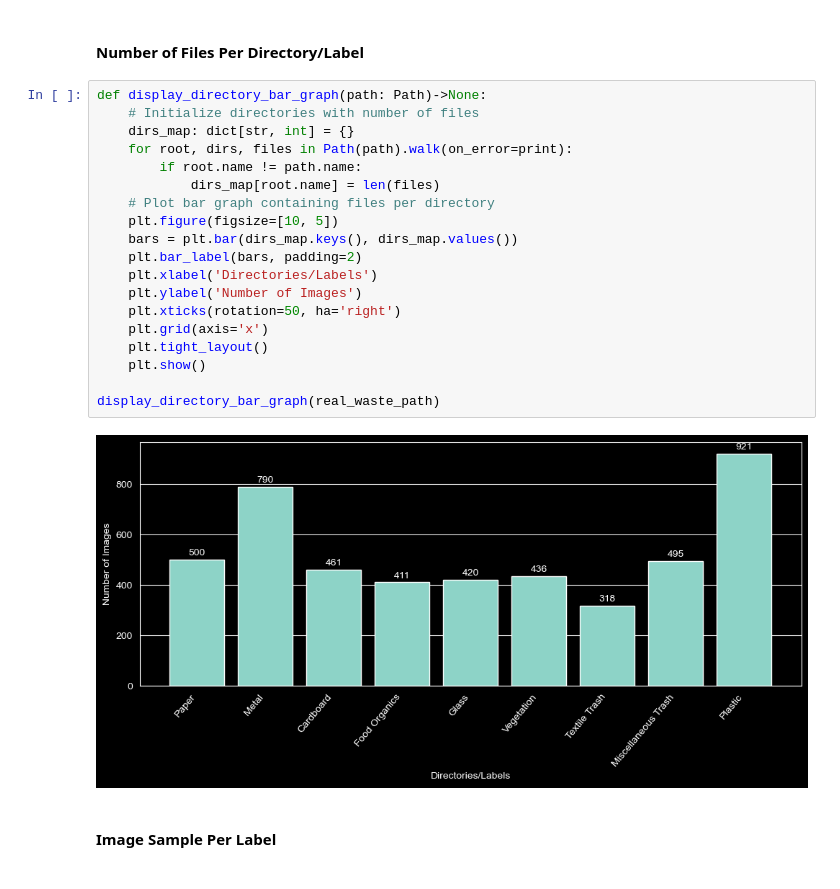
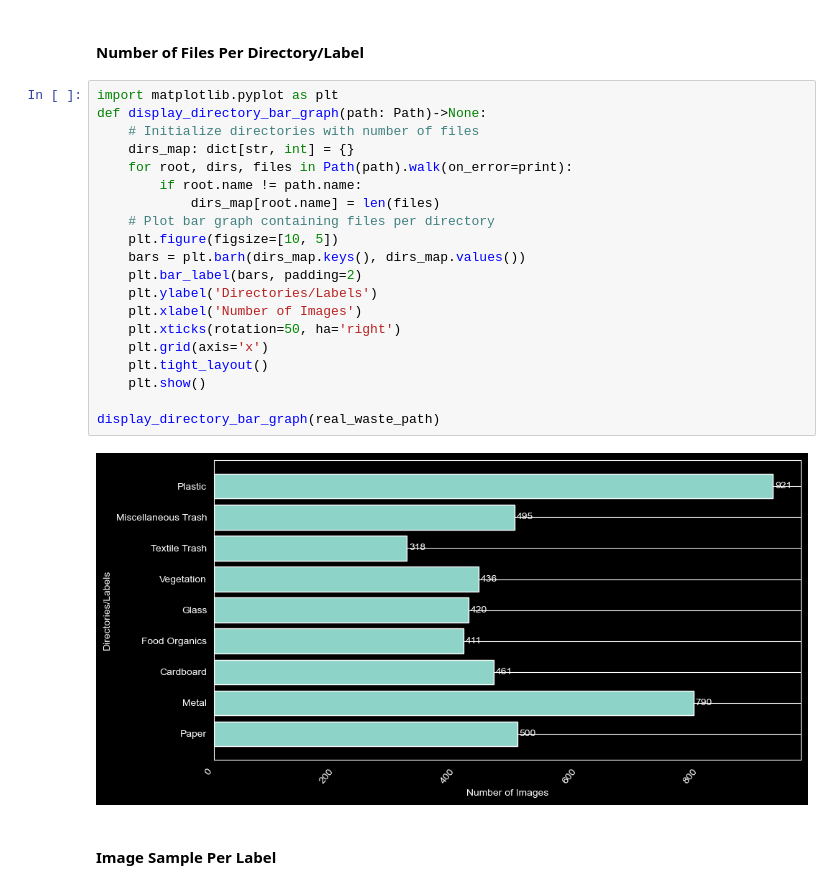
Before and after one commit to juliareinhart/waste-classification-ml, a Jupyter notebook: waste_classification.ipynb, the cells around one changed output. Cells and saved outputs as stored; diff of their text form.

```diff
--- a/waste_classification.ipynb
+++ b/waste_classification.ipynb
@@ -120,26 +120,27 @@ RealWaste
 # %% [markdown]
 #### Number of Files Per Directory/Label
 # %%
+import matplotlib.pyplot as plt
 def display_directory_bar_graph(path: Path)->None:
     # Initialize directories with number of files
     dirs_map: dict[str, int] = {}
     for root, dirs, files in Path(path).walk(on_error=print):
         if root.name != path.name:
             dirs_map[root.name] = len(files)
     # Plot bar graph containing files per directory
     plt.figure(figsize=[10, 5])
-    bars = plt.bar(dirs_map.keys(), dirs_map.values())
+    bars = plt.barh(dirs_map.keys(), dirs_map.values())
     plt.bar_label(bars, padding=2)
-    plt.xlabel('Directories/Labels')
-    plt.ylabel('Number of Images')
+    plt.ylabel('Directories/Labels')
+    plt.xlabel('Number of Images')
     plt.xticks(rotation=50, ha='right')
     plt.grid(axis='x')
     plt.tight_layout()
     plt.show()
 
 display_directory_bar_graph(real_waste_path)
 # %% [output]
-[figure, old version]
+[figure, new version]
 # %% [markdown]
 #### Image Sample Per Label
 # %%
```
Also changed, not shown: parts of 1 cell of this notebook.
